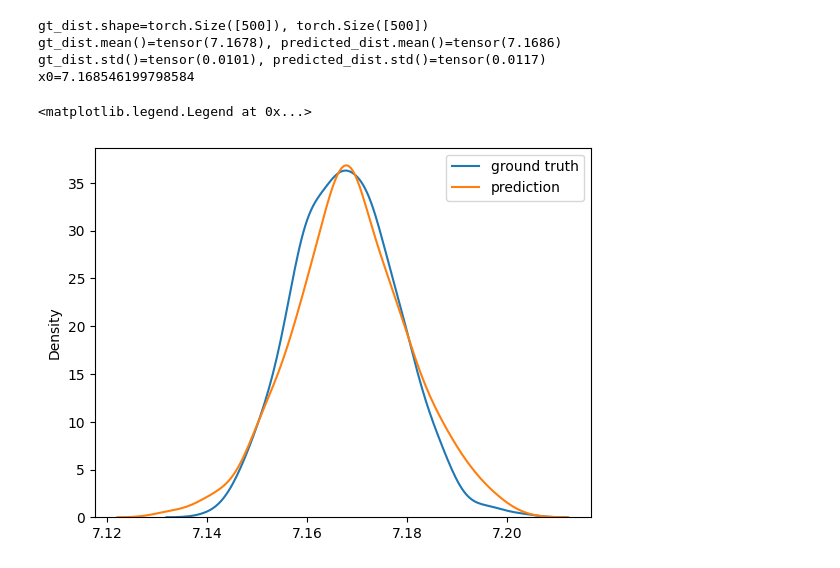
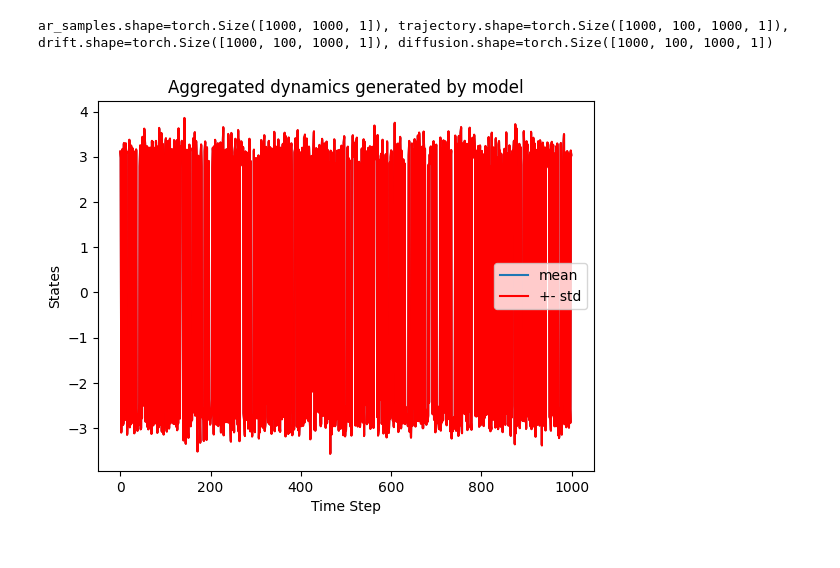
Before and after one commit to FMGS666/interpolant-filtering, a Jupyter notebook: notebooks/nlg.ipynb, the cells around one changed output. Saved outputs shown, nothing was run; the diff lists cells and outputs as text; code cells hidden in the pictures.

```diff
--- a/notebooks/nlg.ipynb
+++ b/notebooks/nlg.ipynb
@@ -243,32 +334,38 @@ torch.save(experiment.b_net.state_dict(), os.path.join(dump_dir, "b_net_exp.pt")
-# %%
-## sampling from model
-samples = experiment.sample(batch, sample_config = sample_config)
-
-## sampling from gt state transition
-x = batch["x0"]
-samples_gt = torch.zeros_like(samples)
-for sample_id in tqdm(range(num_samples)):
-    x1 = experiment.ssm.state_transition(x)
-    samples_gt[sample_id] = x1
-## plotting example histogram
-observation_idx = 100
-gt_dist = samples_gt[:, observation_idx, 0]
-predicted_dist = samples[:, observation_idx, 0]
-print(f"{gt_dist.shape=}, {predicted_dist.shape}")
-print(f"{gt_dist.mean()=}, {predicted_dist.mean()=}")
-print(f"{gt_dist.std()=}, {predicted_dist.std()=}")
-sns.kdeplot(gt_dist, label = "ground truth")
-sns.kdeplot(predicted_dist, label = "prediction")
-## plotting preceeding state
-x = batch["x0"]
-x0 = x.detach().cpu()[observation_idx, 0].item()
-print(f"{x0=}")
-## displaying legends
-plt.legend()
-# %% [output]
-gt_dist.shape=torch.Size([500]), torch.Size([500])
-gt_dist.mean()=tensor(7.1678), predicted_dist.mean()=tensor(7.1686)
-gt_dist.std()=tensor(0.0101), predicted_dist.std()=tensor(0.0117)
-x0=7.168546199798584
-<matplotlib.legend.Legend at 0x...>
-[figure, removed]
+# %%
+## constructing autoregressive sampling config dictionary
+ar_sample_config = {
+    "num_time_steps": args["num_time_steps"],
+    "num_ar_steps": args["num_ar_steps"],
+    "initial_time_step": args["initial_time_step"],
+    "ar_sample_train": args["ar_sample_train"],
+}
+
+## sampling from model
+sample_dict = experiment.ar_sample(batch, config = ar_sample_config)
+## parsing samples dict
+ar_samples = sample_dict["ar_samples"]
+## displaying the shape of the results
+print(f"{ar_samples.shape=}", end = "")
+if args["full_out"]:
+    trajectory = sample_dict["trajectory"]
+    drift = sample_dict["drift"]
+    diffusion = sample_dict["diffusion"]
+    ## displaying the shape of the results
+    print(f", {trajectory.shape=}, {drift.shape=}, {diffusion.shape=}")
+# %% [output]
+ar_samples.shape=torch.Size([1000, 1000, 1]), trajectory.shape=torch.Size([1000, 100, 1000, 1]), drift.shape=torch.Size([1000, 100, 1000, 1]), diffusion.shape=torch.Size([1000, 100, 1000, 1])
+# %%
+## computing statistics over the mc samples
+mean_ar_samples = torch.mean(ar_samples, dim = (0, 2))
+std_ar_samples = torch.std(ar_samples, dim = (0, 2))
+## defining figure and axis
+fig, axes = plt.subplots()
+axes.set_title("Aggregated dynamics generated by model")
+axes.plot(mean_ar_samples, label = "mean")
+axes.plot(mean_ar_samples + std_ar_samples, color = "red", label = "+- std")
+axes.plot(mean_ar_samples - std_ar_samples, color = "red")
+axes.set_xlabel("Time Step")
+axes.set_ylabel("States")
+legend = plt.legend()
+# %% [output]
+[figure, added]
```
Also changed, not shown: parts of 13 cells of this notebook, 14 other files.
